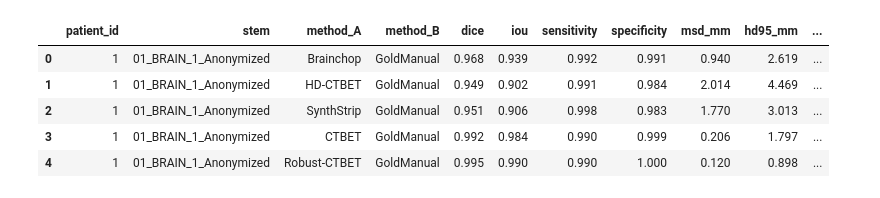
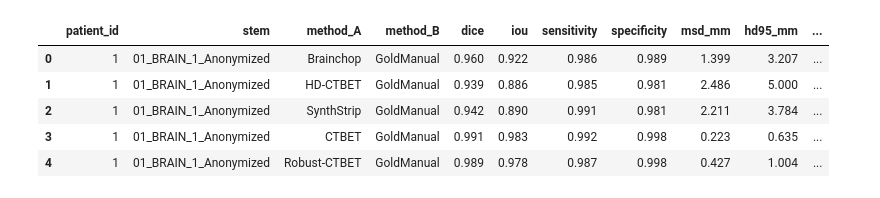
Before and after one commit to rsriram2/brain_extraction, a Jupyter notebook: python/quantitative/analyze_gold_std_metrics.ipynb, the cells around one changed output. Drawn from its saved outputs; the diff is of its cells as text; code cells hidden in the pictures.

```diff
--- a/python/quantitative/analyze_gold_std_metrics.ipynb
+++ b/python/quantitative/analyze_gold_std_metrics.ipynb
@@ -6,17 +6,17 @@ from IPython.display import display, Markdown
 import plotly.express as px
 import os
 # %%
-CSV_PATH = "/Users/rushil/brain_extraction/results/quantitative/gold_std_comparison/JH_Head_CT/method_vs_gold_per_scan.csv"
+CSV_PATH = "/Users/rushil/brain_extraction/results/quantitative/gold_std_comparison/JH_Head_CT/method_vs_gold_per_scan_JH_Head_CT.csv"
 df = pd.read_csv(CSV_PATH)
 df['icv_ratio'] = df['icv_ml_pred'] / df['icv_ml_ref']
 display(df.head())
 # %% [output]
 |  | patient_id | stem | method_A | method_B | dice | iou | sensitivity | specificity | msd_mm | hd95_mm | ... |
-| 0 | 1 | 01_BRAIN_1_Anonymized | Brainchop | GoldManual | 0.968 | 0.939 | 0.992 | 0.991 | 0.940 | 2.619 | ... |
-| 1 | 1 | 01_BRAIN_1_Anonymized | HD-CTBET | GoldManual | 0.949 | 0.902 | 0.991 | 0.984 | 2.014 | 4.469 | ... |
-| 2 | 1 | 01_BRAIN_1_Anonymized | SynthStrip | GoldManual | 0.951 | 0.906 | 0.998 | 0.983 | 1.770 | 3.013 | ... |
-| 3 | 1 | 01_BRAIN_1_Anonymized | CTBET | GoldManual | 0.992 | 0.984 | 0.990 | 0.999 | 0.206 | 1.797 | ... |
-| 4 | 1 | 01_BRAIN_1_Anonymized | Robust-CTBET | GoldManual | 0.995 | 0.990 | 0.990 | 1.000 | 0.120 | 0.898 | ... |
+| 0 | 1 | 01_BRAIN_1_Anonymized | Brainchop | GoldManual | 0.960 | 0.922 | 0.986 | 0.989 | 1.399 | 3.207 | ... |
+| 1 | 1 | 01_BRAIN_1_Anonymized | HD-CTBET | GoldManual | 0.939 | 0.886 | 0.985 | 0.981 | 2.486 | 5.000 | ... |
+| 2 | 1 | 01_BRAIN_1_Anonymized | SynthStrip | GoldManual | 0.942 | 0.890 | 0.991 | 0.981 | 2.211 | 3.784 | ... |
+| 3 | 1 | 01_BRAIN_1_Anonymized | CTBET | GoldManual | 0.991 | 0.983 | 0.992 | 0.998 | 0.223 | 0.635 | ... |
+| 4 | 1 | 01_BRAIN_1_Anonymized | Robust-CTBET | GoldManual | 0.989 | 0.978 | 0.987 | 0.998 | 0.427 | 1.004 | ... |
 # %%
 THRESHOLDS = [0.95, 0.97, 0.99]
 outdir = Path("/Users/rushil/brain_extraction/results/quantitative/gold_std_comparison/derived_metrics")
```
Also changed, not shown: parts of 3 cells of this notebook, 5 other files.
